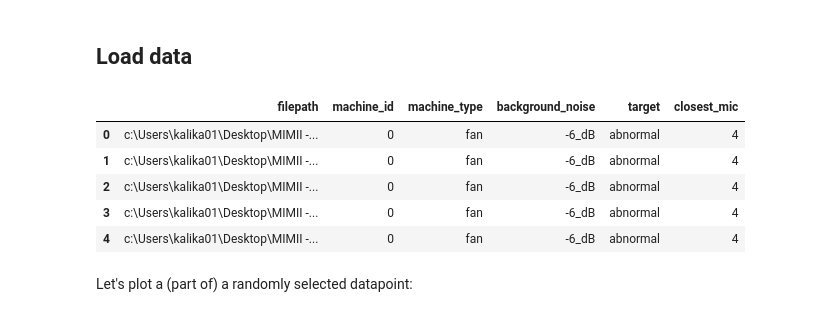
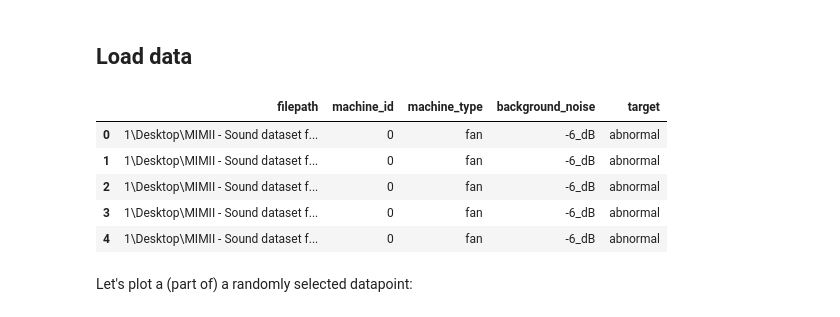
Before and after one commit to Miltos-90/Sound_Fault_Identification, a Jupyter notebook: main.ipynb, the cells around one changed output. Drawn from its saved outputs; the diff is of its cells as text; code cells hidden in the pictures.

```diff
--- a/main.ipynb
+++ b/main.ipynb
@@ -36,18 +36,15 @@ from sklearn.metrics import confusion_matrix, classification_report
 # %%
 # Read data
 df = utils.indexFiles(filePath = './data')
 
-# Get ID of the closest mic to the corresponding machine_type
-df['closest_mic'] = df['machine_type'].map({'valve': 0, 'pump': 2, 'fan': 4,'slider': 6})
-
 df.head(5)
 # %% [output]
-|  | filepath | machine_id | machine_type | background_noise | target | closest_mic |
-| 0 | c:\Users\kalika01\Desktop\MIMII -... | 0 | fan | -6_dB | abnormal | 4 |
-| 1 | c:\Users\kalika01\Desktop\MIMII -... | 0 | fan | -6_dB | abnormal | 4 |
-| 2 | c:\Users\kalika01\Desktop\MIMII -... | 0 | fan | -6_dB | abnormal | 4 |
-| 3 | c:\Users\kalika01\Desktop\MIMII -... | 0 | fan | -6_dB | abnormal | 4 |
-| 4 | c:\Users\kalika01\Desktop\MIMII -... | 0 | fan | -6_dB | abnormal | 4 |
+|  | filepath | machine_id | machine_type | background_noise | target |
+| 0 | 1\Desktop\MIMII - Sound dataset f... | 0 | fan | -6_dB | abnormal |
+| 1 | 1\Desktop\MIMII - Sound dataset f... | 0 | fan | -6_dB | abnormal |
+| 2 | 1\Desktop\MIMII - Sound dataset f... | 0 | fan | -6_dB | abnormal |
+| 3 | 1\Desktop\MIMII - Sound dataset f... | 0 | fan | -6_dB | abnormal |
+| 4 | 1\Desktop\MIMII - Sound dataset f... | 0 | fan | -6_dB | abnormal |
 # %% [markdown]
 Let's plot a (part of) a randomly selected datapoint:
 # %%
```
